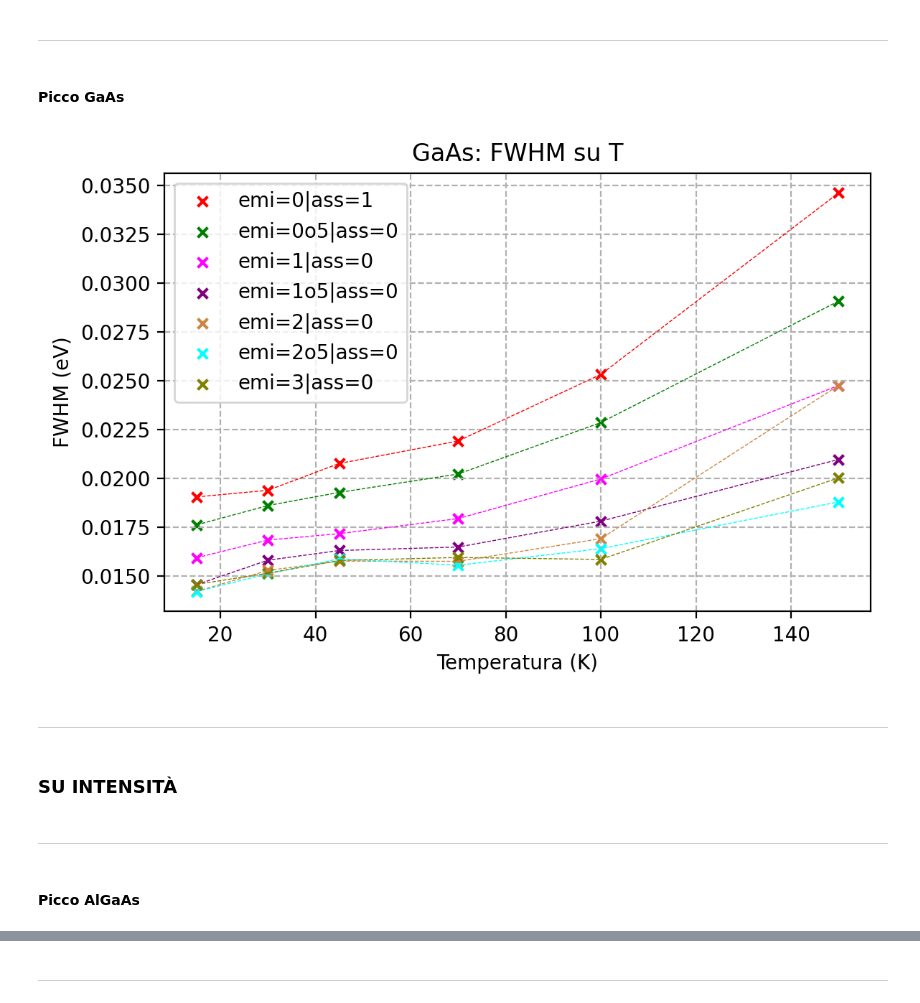
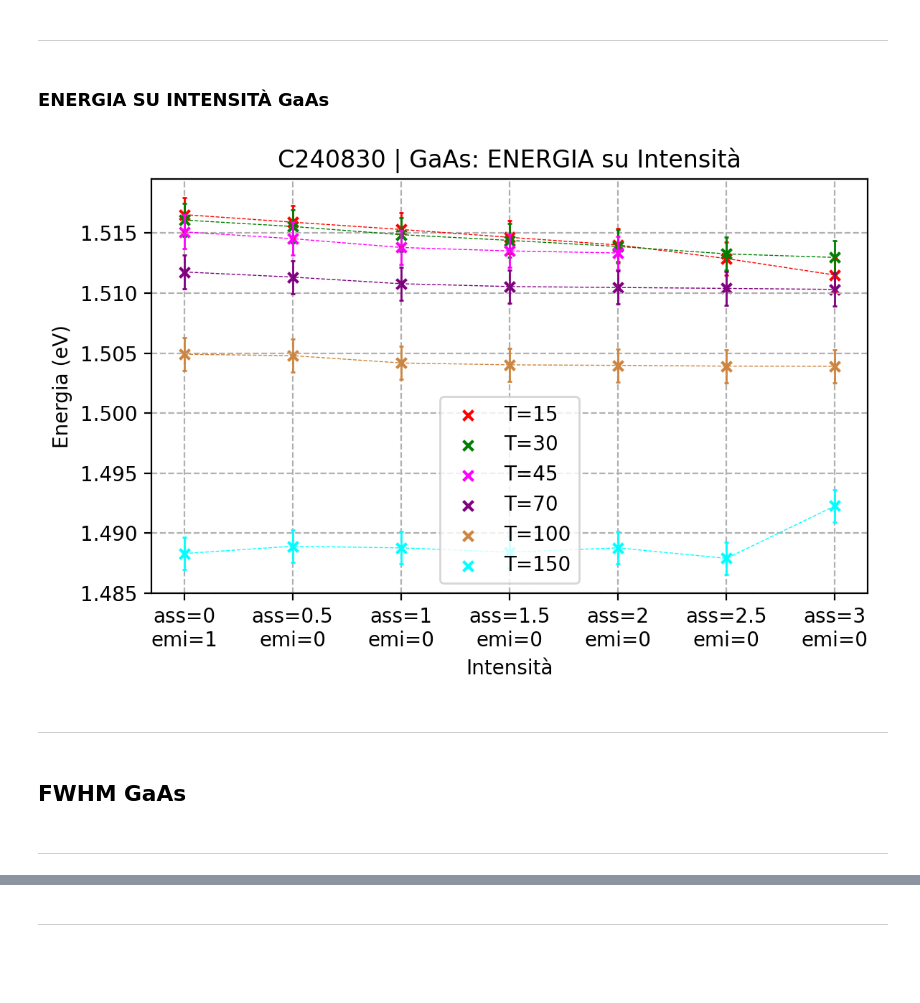
Before and after one commit to zosojack/lab-ss, a Jupyter notebook: QM2/Analisi/ANALISI_C240830.ipynb, the cells around one changed output, grey strips where cells are left out. Cells and saved outputs as stored; diff of their text form; code cells hidden in the pictures; blank space fills up the shorter version.

```diff
--- a/QM2/Analisi/ANALISI_C240830.ipynb
+++ b/QM2/Analisi/ANALISI_C240830.ipynb
@@ -199,16 +259,14 @@ plot_su_T(picchi_1_ev, 'fwhm', col=col, materiale='AlGaAs')
 # %% [markdown]
 <hr style="height: 2px; background: repeating-linear-gradient(to right, black, black 5px, transparent 5px, transparent 10px); border: none;">
 # %% [markdown]
-#### Picco GaAs
+### ENERGIA SU INTENSITÀ GaAs
 # %%
-plot_su_T(picchi_2_ev, 'fwhm', col=col, materiale='GaAs')
+plot_su_int(picchi_2_ev, 'mu', col=col, materiale='GaAs', campione='C240830')
 # %% [output]
-[figure, old version]
+[figure, new version]
 # %% [markdown]
 ---
-# %% [markdown]
-### SU INTENSITÀ
+# %% [markdown]
+## FWHM GaAs
 # %% [markdown]
 <hr style="height: 2px; background: repeating-linear-gradient(to right, black, black 5px, transparent 5px, transparent 10px); border: none;">
-# %% [markdown]
-#### Picco AlGaAs
```
Also changed, not shown: parts of 65 cells of this notebook, 3 other files.
